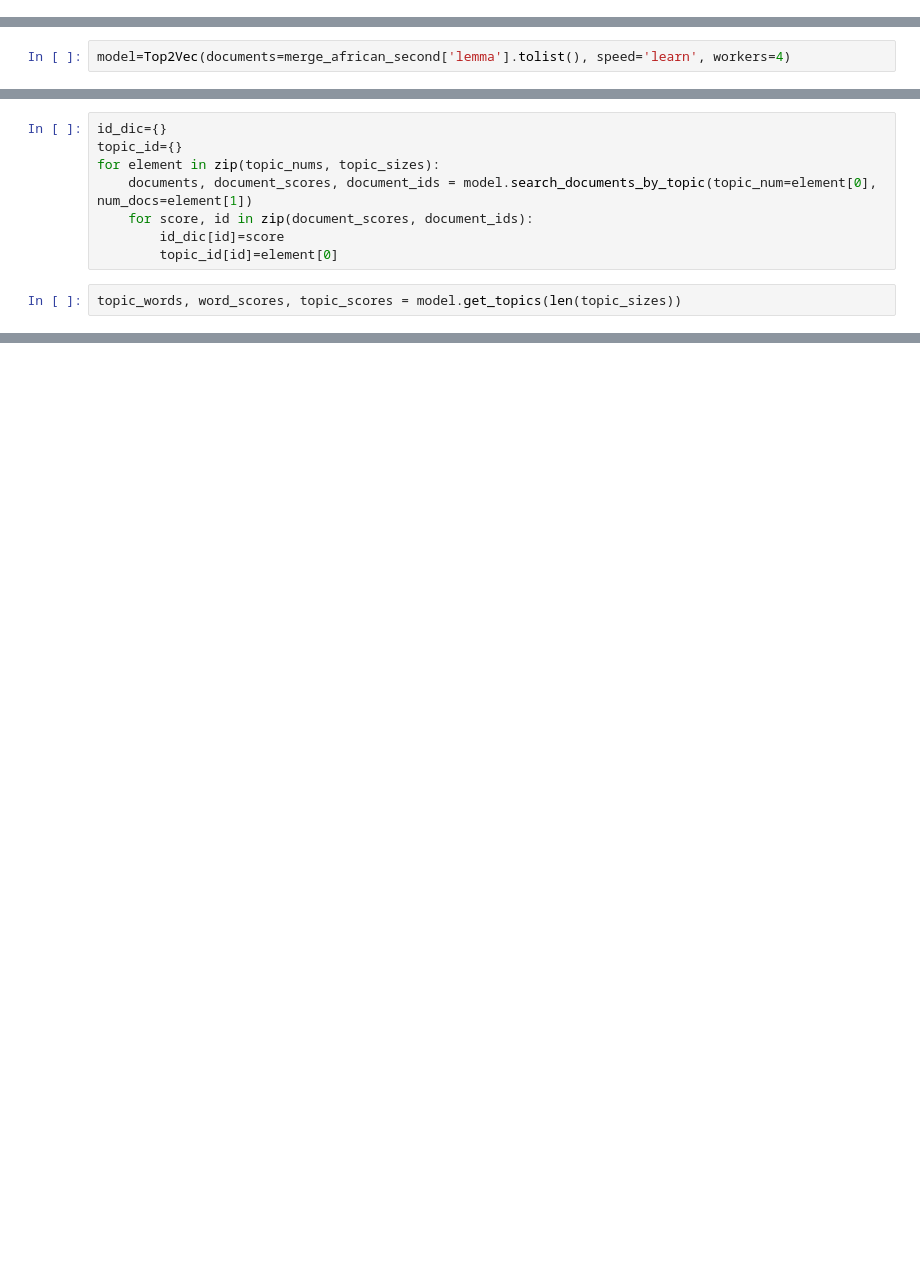
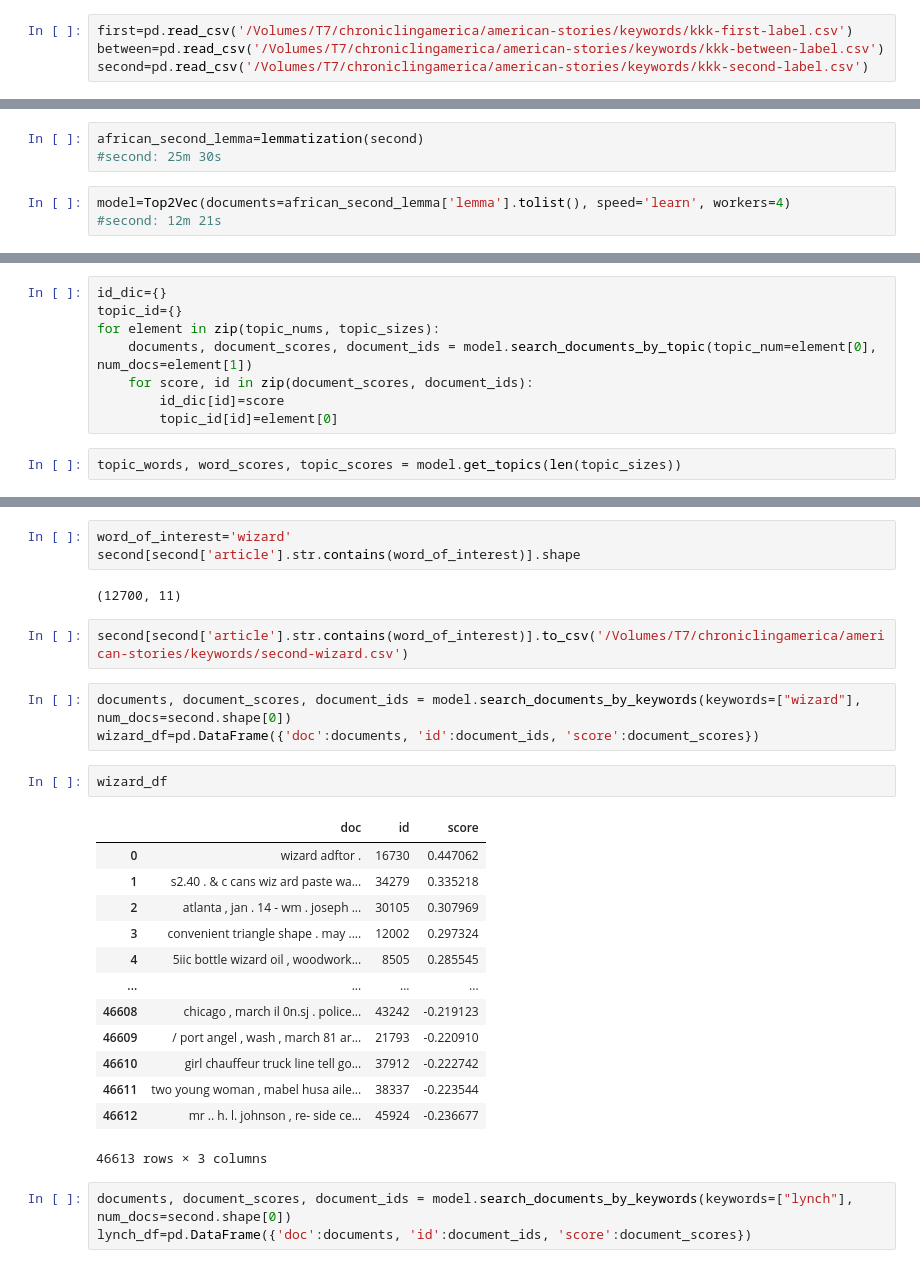
Before and after one commit to park-jay/kkk, a Jupyter notebook: label-newspaper.ipynb, the cells around one changed output, grey strips where cells are left out. Cells and saved outputs as stored; diff of their text form; blank space fills up the shorter version.

```diff
--- a/label-newspaper.ipynb
+++ b/label-newspaper.ipynb
@@ -133,3 +190,7 @@ Name: article, dtype: object
+# %%
+first=pd.read_csv('/Volumes/T7/chroniclingamerica/american-stories/keywords/kkk-first-label.csv')
+between=pd.read_csv('/Volumes/T7/chroniclingamerica/american-stories/keywords/kkk-between-label.csv')
+second=pd.read_csv('/Volumes/T7/chroniclingamerica/american-stories/keywords/kkk-second-label.csv')
 # %%
 from top2vec import Top2Vec
 from tqdm import tqdm
@@ -151,3 +210,7 @@ merge_african_second_lemma=lemmatization(merge_african_second)
+# %%
+african_second_lemma=lemmatization(second)
+#second: 25m 30s
 # %%
-model=Top2Vec(documents=merge_african_second['lemma'].tolist(), speed='learn', workers=4)
+model=Top2Vec(documents=african_second_lemma['lemma'].tolist(), speed='learn', workers=4)
+#second: 12m 21s
 # %% [output]
@@ -193,0 +323,29 @@ array([['hand', 'effort', 'ing', 'begin', 'bring', 'here', 'hall', 'far',
+# %%
+word_of_interest='wizard'
+second[second['article'].str.contains(word_of_interest)].shape
+# %% [output]
+(12700, 11)
+# %%
+second[second['article'].str.contains(word_of_interest)].to_csv('/Volumes/T7/chroniclingamerica/american-stories/keywords/second-wizard.csv')
+# %%
+documents, document_scores, document_ids = model.search_documents_by_keywords(keywords=["wizard"], num_docs=second.shape[0])
+wizard_df=pd.DataFrame({'doc':documents, 'id':document_ids, 'score':document_scores})
+# %%
+wizard_df
+# %% [output]
+|  | doc | id | score |
+| 0 | wizard adftor . | 16730 | 0.447062 |
+| 1 | s2.40 . & c cans wiz ard paste wa... | 34279 | 0.335218 |
+| 2 | atlanta , jan . 14 - wm . joseph ... | 30105 | 0.307969 |
+| 3 | convenient triangle shape . may .... | 12002 | 0.297324 |
+| 4 | 5iic bottle wizard oil , woodwork... | 8505 | 0.285545 |
+| ... | ... | ... | ... |
+| 46608 | chicago , march il 0n.sj . police... | 43242 | -0.219123 |
+| 46609 | / port angel , wash , march 81 ar... | 21793 | -0.220910 |
+| 46610 | girl chauffeur truck line tell go... | 37912 | -0.222742 |
+| 46611 | two young woman , mabel husa aile... | 38337 | -0.223544 |
+| 46612 | mr .. h. l. johnson , re- side ce... | 45924 | -0.236677 |
+46613 rows × 3 columns
+# %%
+documents, document_scores, document_ids = model.search_documents_by_keywords(keywords=["lynch"], num_docs=second.shape[0])
+lynch_df=pd.DataFrame({'doc':documents, 'id':document_ids, 'score':document_scores})
```
Also changed, not shown: parts of 38 cells of this notebook.
